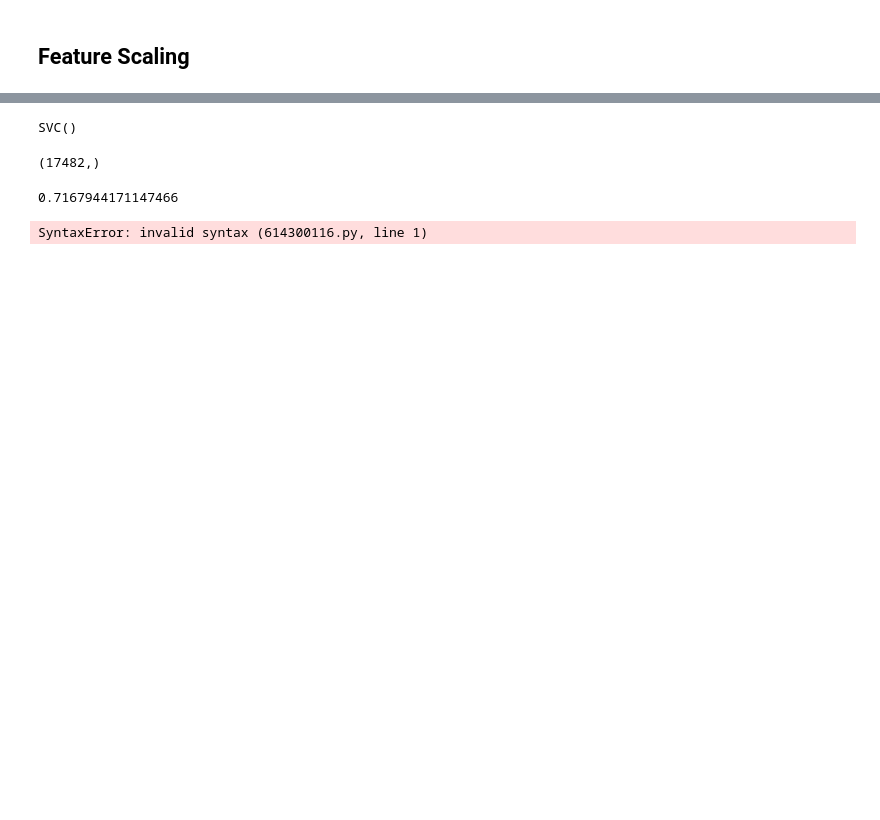
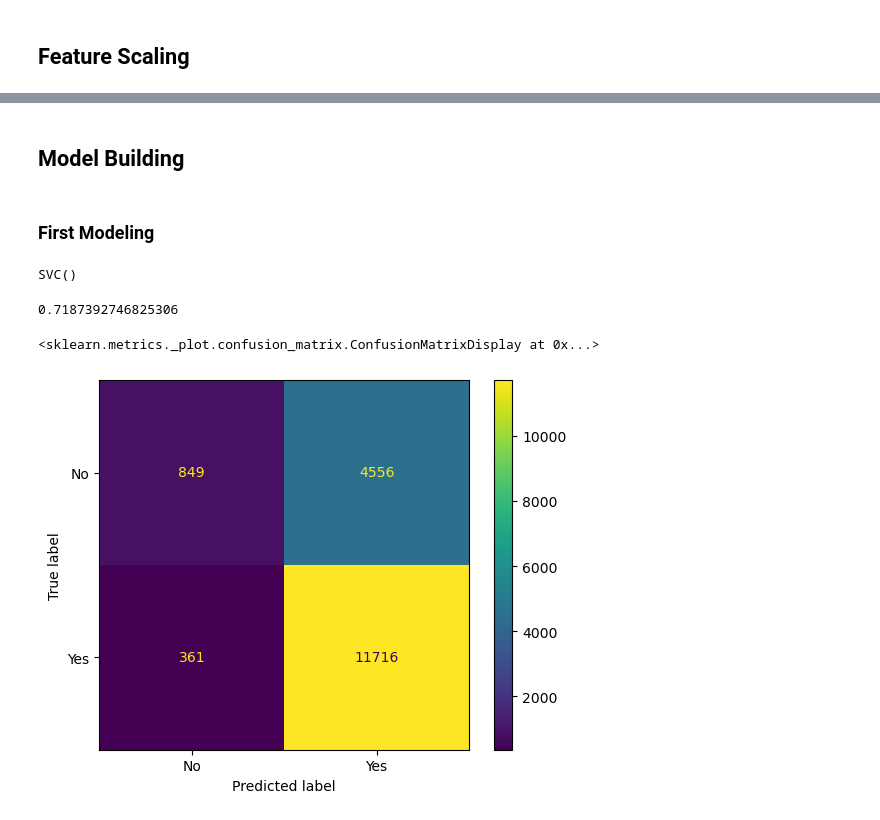
Before and after one commit to julienawonga/365_challenge, a Jupyter notebook: 365 Data.ipynb, the cells around one changed output, grey strips where cells are left out. Saved outputs shown, nothing was run; the diff lists cells and outputs as text; code cells hidden in the pictures; blank space fills up the shorter version.

```diff
--- a/365 Data.ipynb
+++ b/365 Data.ipynb
@@ -396,12 +395,13 @@ x_test[label] = encoder.transform(x_test[label])
 # %%
+# drop date columns
 x_train.drop(columns=['date_registered', 'date_rated', 'date_watched'], inplace=True)
 x_test.drop(columns=['date_registered', 'date_rated', 'date_watched'], inplace=True)
 
-#
-x_train = x_train.astype({'course_id': 'int64','minutes_watched': 'int64', 'course_rating': 'int64', 'period': 'str', 'period_bf_rating': 'str'})
-x_test  = x_test.astype({'course_id': 'int64','minutes_watched': 'int64', 'course_rating': 'int64', 'period': 'str', 'period_bf_rating': 'str'})
+# format data in proper format
+x_train = x_train.astype({'course_id': 'int64','minutes_watched': 'int64', 'course_rating': 'int64', 'period': 'str', 'period_bf_rating': 'str', 'student_country': 'int64'})
+x_test  = x_test.astype({'course_id': 'int64','minutes_watched': 'int64', 'course_rating': 'int64', 'period': 'str', 'period_bf_rating': 'str', 'student_country': 'int64'})
 
-#
+# convert period (x dates ) to numeric day in int format
 x_train['period'] = np.abs((x_train['period'].apply(lambda x : x.split(' ')[0])).astype('int64'))
 x_test['period'] = np.abs((x_test['period'].apply(lambda x : x.split(' ')[0])).astype('int64'))
 
@@ -416,0 +451,11 @@ model = SVC()
+# %%
+# define scaler
+scaler = MinMaxScaler()
+
+# scale data
+x_train_scale = scaler.fit_transform(x_train)
+x_test_scale = scaler.transform(x_test)
+
+# recreate data frame
+x_train_scale = pd.DataFrame(x_train_scale, columns=scaler.feature_names_in_)
+x_test_scale = pd.DataFrame(x_test_scale, columns=scaler.feature_names_in_)
@@ -417,18 +482,24 @@ model = SVC()
+# %% [markdown]
+## Model Building
+# %% [markdown]
+### First Modeling
 # %%
-model.fit(x_train, y_train)
+# define model
+model  = SVC(kernel='rbf', C=1, gamma=0.1, random_state=365)
+
+# fit model
+model.fit(x_train_scale, y_train)
 # %% [output]
 SVC()
 # %%
-y_predict = model.predict(x_test)
+y_predict = model.predict(x_test_scale)
-# %%
-y_predict.shape
-# %% [output]
-(17482,)
 # %%
 accuracy_score(y_test, y_predict)
 # %% [output]
-0.7167944171147466
+0.7187392746825306
 # %%
- .shape
+# Good accuracy, but we need to check the confusion matrix
+ConfusionMatrixDisplay(confusion_matrix(y_test, y_predict), display_labels=['No', 'Yes']).plot()
 # %% [output]
-SyntaxError: invalid syntax (614300116.py, line 1)
+<sklearn.metrics._plot.confusion_matrix.ConfusionMatrixDisplay at 0x...>
+[figure, added]
```
Also changed, not shown: parts of 21 cells of this notebook.
